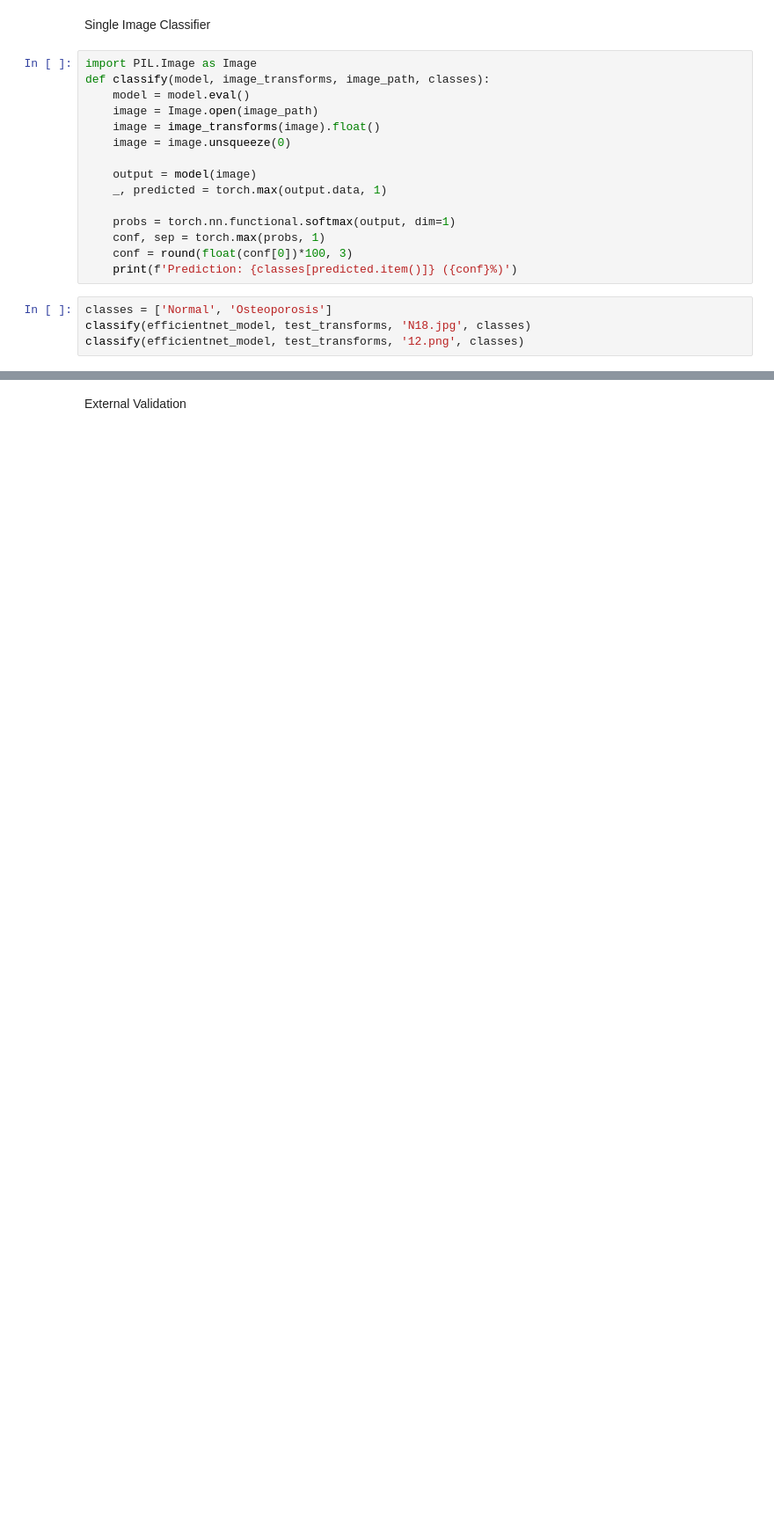
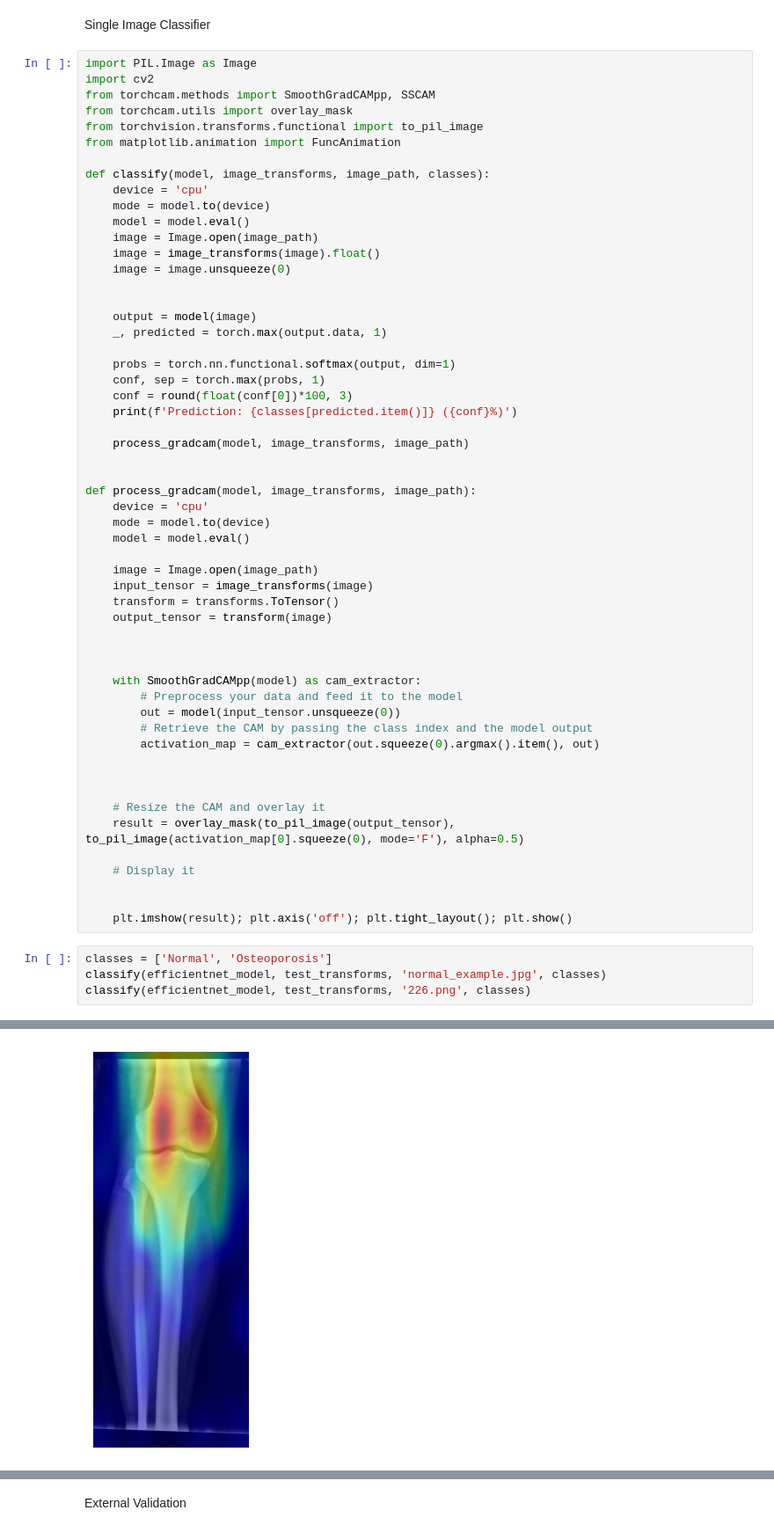
Before and after one commit to fzfzzfzzzfzzzz/IRC-breaking-bone, a Jupyter notebook: Efficientnet-b0.ipynb, the cells around one changed output, grey strips where cells are left out. Shown at 88% size. Saved outputs shown, nothing was run; the diff lists cells and outputs as text; blank space fills up the shorter version.

```diff
--- a/Efficientnet-b0.ipynb
+++ b/Efficientnet-b0.ipynb
@@ -423,11 +393,20 @@ Optimised Model Accuracy: 89.262%
 Single Image Classifier
 # %%
 import PIL.Image as Image
+import cv2
+from torchcam.methods import SmoothGradCAMpp, SSCAM
+from torchcam.utils import overlay_mask
+from torchvision.transforms.functional import to_pil_image
+from matplotlib.animation import FuncAnimation
+
 def classify(model, image_transforms, image_path, classes):
+    device = 'cpu'
+    mode = model.to(device)
     model = model.eval()
     image = Image.open(image_path)
     image = image_transforms(image).float()
     image = image.unsqueeze(0)
+
 
     output = model(image)
     _, predicted = torch.max(output.data, 1)
@@ -436,8 +415,39 @@ def classify(model, image_transforms, image_path, classes):
     conf, sep = torch.max(probs, 1)
     conf = round(float(conf[0])*100, 3)
     print(f'Prediction: {classes[predicted.item()]} ({conf}%)')
+
+    process_gradcam(model, image_transforms, image_path)
+
+
+def process_gradcam(model, image_transforms, image_path):
+    device = 'cpu'
+    mode = model.to(device)
+    model = model.eval()
+
+    image = Image.open(image_path)
+    input_tensor = image_transforms(image)
+    transform = transforms.ToTensor()
+    output_tensor = transform(image)
+
+
+
+    with SmoothGradCAMpp(model) as cam_extractor:
+        # Preprocess your data and feed it to the model
+        out = model(input_tensor.unsqueeze(0))
+        # Retrieve the CAM by passing the class index and the model output
+        activation_map = cam_extractor(out.squeeze(0).argmax().item(), out)
+
+
+
+    # Resize the CAM and overlay it
+    result = overlay_mask(to_pil_image(output_tensor), to_pil_image(activation_map[0].squeeze(0), mode='F'), alpha=0.5)
+
+    # Display it
+
+
+    plt.imshow(result); plt.axis('off'); plt.tight_layout(); plt.show()
 # %%
 classes = ['Normal', 'Osteoporosis']
-classify(efficientnet_model, test_transforms, 'N18.jpg', classes)
-classify(efficientnet_model, test_transforms, '12.png', classes)
+classify(efficientnet_model, test_transforms, 'normal_example.jpg', classes)
+classify(efficientnet_model, test_transforms, '226.png', classes)
 # %% [output]
@@ -445,0 +456 @@ Prediction: Osteoporosis (99.562%)
+[figure, added]
```
Also changed, not shown: parts of 12 cells of this notebook, 1 other file.
